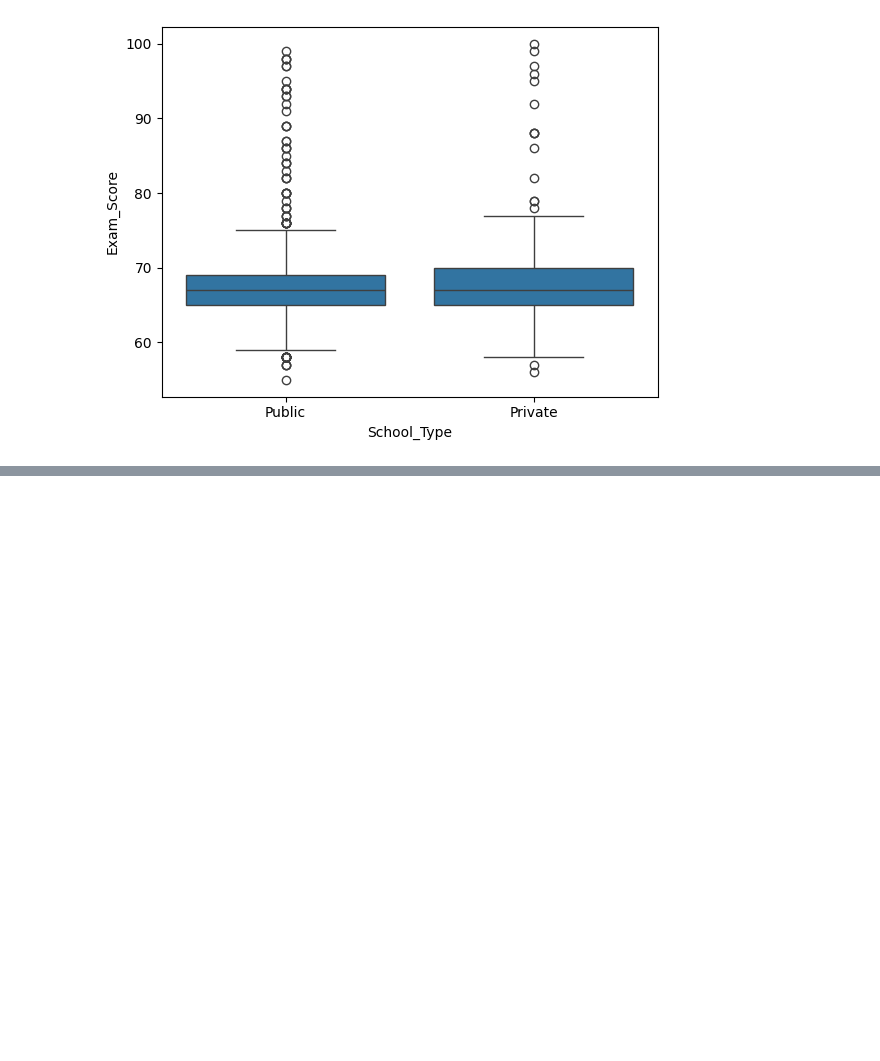
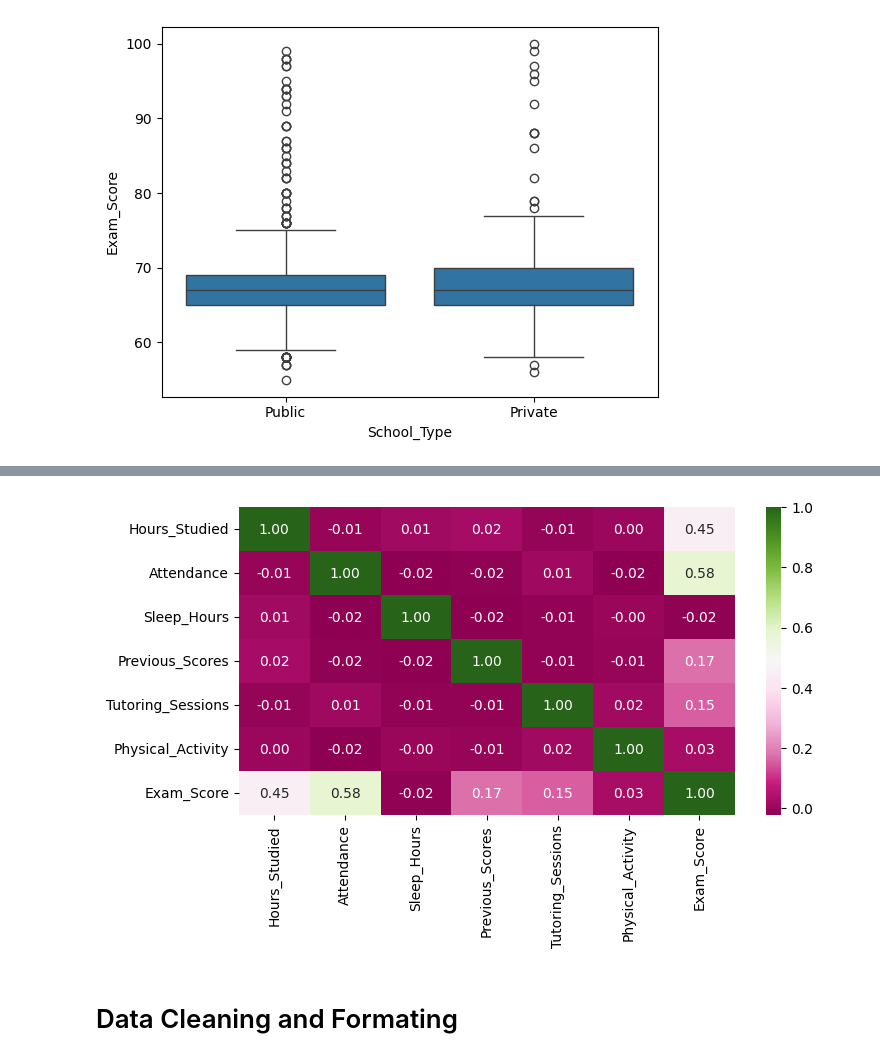
Before and after one commit to TentuDhanraj/MachineLearningsprojects2, a Jupyter notebook: code.ipynb, the cells around one changed output, grey strips where cells are left out. Drawn from its saved outputs; the diff is of its cells as text; code cells hidden in the pictures; blank space fills up the shorter version.

```diff
--- a/code.ipynb
+++ b/code.ipynb
@@ -209,0 +203,9 @@ sns.boxplot(x="School_Type", y="Exam_Score", data=student_df)
+# %%
+#Correlation Heatmap
+plt.figure(figsize=(8,4))
+sns.heatmap(student_df.corr(numeric_only=True), annot=True, fmt='.2f',cmap='PiYG')
+plt.show()
+# %% [output]
+[figure, added]
+# %% [markdown]
+# Data Cleaning and Formating
```
Also changed, not shown: parts of 19 cells of this notebook.
